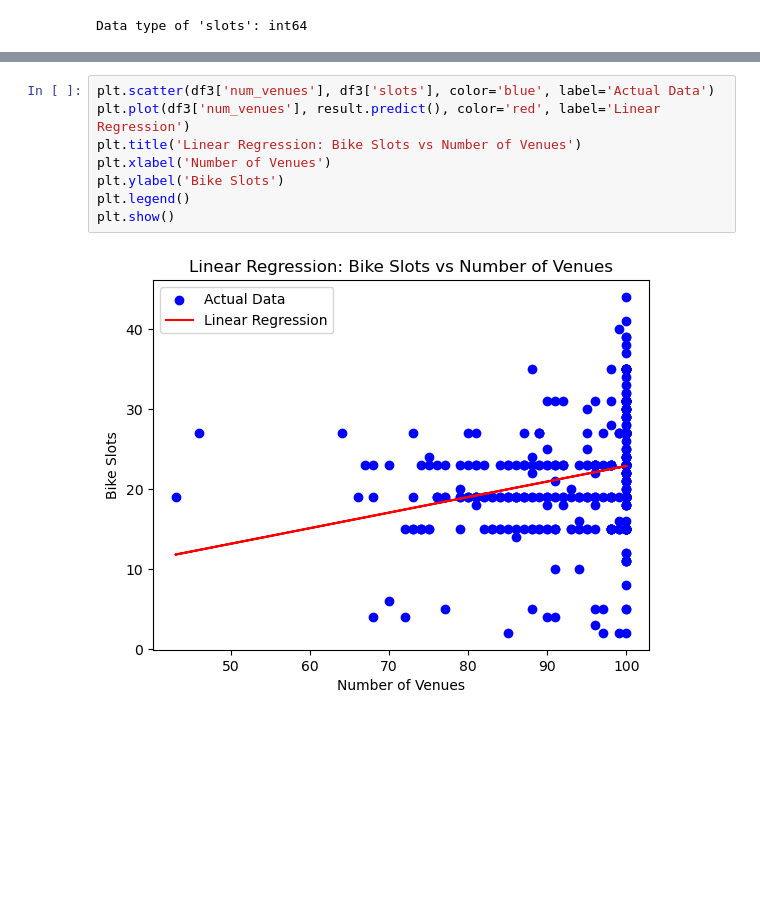
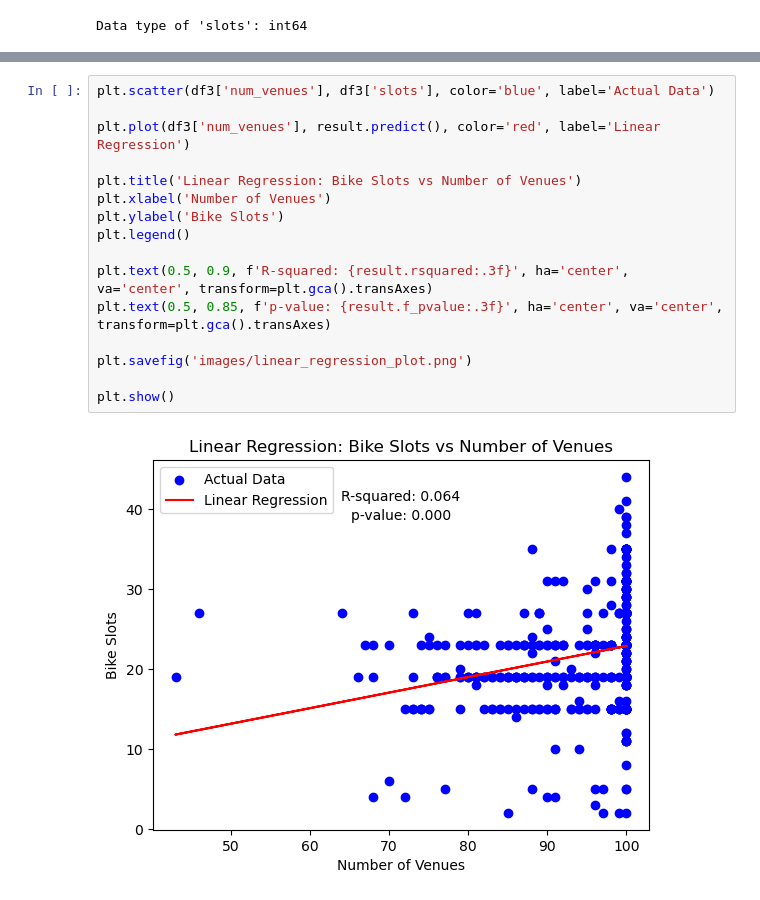
Before and after one commit to briggyx/biking_bayarea, a Jupyter notebook: docs/model_building.ipynb, the cells around one changed output, grey strips where cells are left out. Cells and saved outputs as stored; diff of their text form; blank space fills up the shorter version.

```diff
--- a/docs/model_building.ipynb
+++ b/docs/model_building.ipynb
@@ -145,11 +145,19 @@ num_venues    0.194381
 dtype: float64
 # %%
 plt.scatter(df3['num_venues'], df3['slots'], color='blue', label='Actual Data')
+
 plt.plot(df3['num_venues'], result.predict(), color='red', label='Linear Regression')
+
 plt.title('Linear Regression: Bike Slots vs Number of Venues')
 plt.xlabel('Number of Venues')
 plt.ylabel('Bike Slots')
 plt.legend()
+
+plt.text(0.5, 0.9, f'R-squared: {result.rsquared:.3f}', ha='center', va='center', transform=plt.gca().transAxes)
+plt.text(0.5, 0.85, f'p-value: {result.f_pvalue:.3f}', ha='center', va='center', transform=plt.gca().transAxes)
+
+plt.savefig('images/linear_regression_plot.png')
+
 plt.show()
 # %% [output]
-[figure, old version]
+[figure, new version]
```
Also changed, not shown: parts of 1 cell of this notebook, 4 other files.
